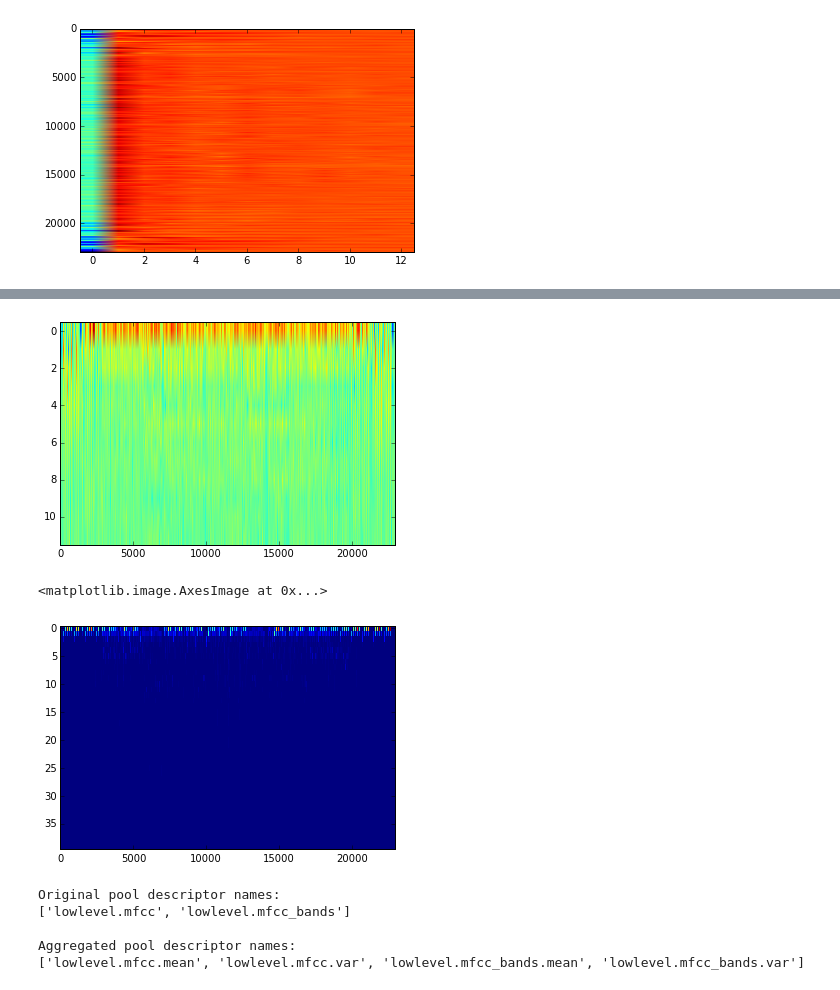
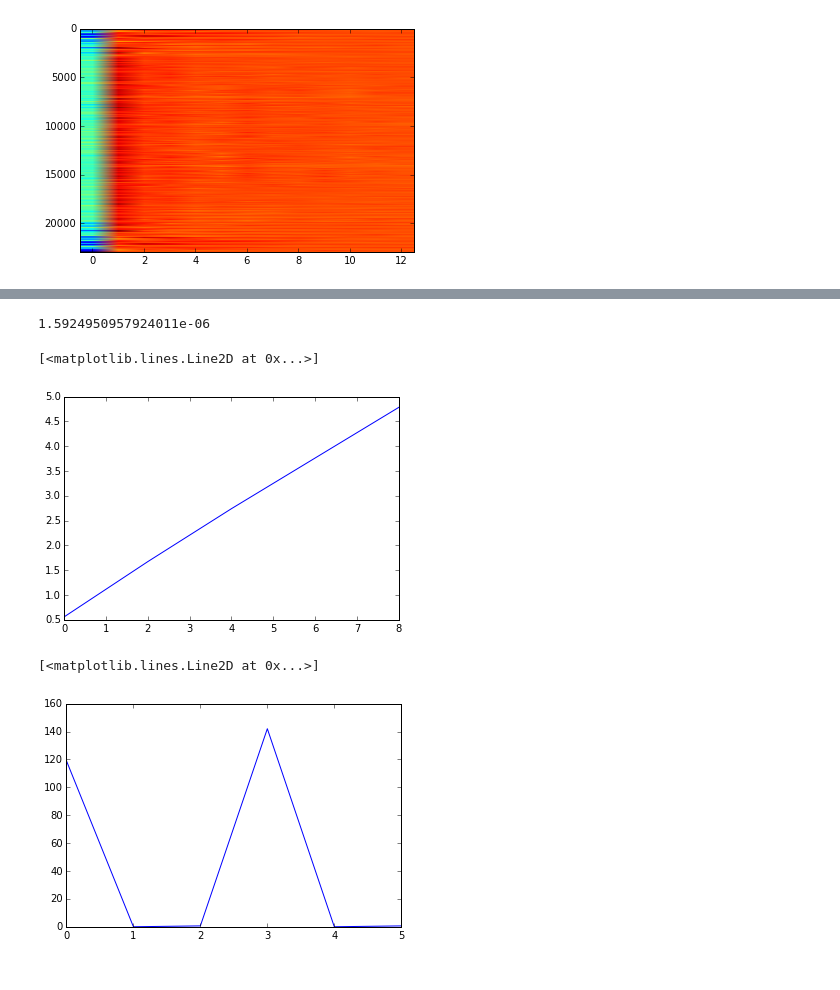
Before and after one commit to ggy/Essentia, a Jupyter notebook: Essentia_Tutorial_I.ipynb, the cells around one changed output, grey strips where cells are left out. Cells and saved outputs as stored; diff of their text form; code cells hidden in the pictures.

```diff
--- a/Essentia_Tutorial_I.ipynb
+++ b/Essentia_Tutorial_I.ipynb
@@ -100,16 +64,0 @@ show() # unnecessary if you started "ipython --pylab"
-# %%
-pool = essentia.Pool()
-
-for frame in FrameGenerator(audio, frameSize = 1024, hopSize = 512):
-    mfcc_bands, mfcc_coeffs = mfcc(spectrum(w(frame)))
-    pool.add('lowlevel.mfcc', mfcc_coeffs)
-    pool.add('lowlevel.mfcc_bands', mfcc_bands)
-
-imshow(pool['lowlevel.mfcc'].T[1:,:], aspect = 'auto')
-show() # unnecessary if you started "ipython --pylab"
-figure()
-imshow(pool['lowlevel.mfcc_bands'].T, aspect = 'auto', interpolation = 'nearest')
-# %% [output]
-[figure, removed]
-<matplotlib.image.AxesImage at 0x...>
-[figure, removed]
@@ -122,18 +64,0 @@ YamlOutput(filename = 'mfcc.sig')(pool)
-# %%
-# compute mean and variance of the frames
-aggrPool = PoolAggregator(defaultStats = [ 'mean', 'var' ])(pool)
-
-print 'Original pool descriptor names:'
-print pool.descriptorNames()
-print
-print 'Aggregated pool descriptor names:'
-print aggrPool.descriptorNames()
-
-# and ouput those results in a file
-YamlOutput(filename = 'mfccaggr.sig')(aggrPool)
-# %% [output]
-Original pool descriptor names:
-['lowlevel.mfcc', 'lowlevel.mfcc_bands']
-
-Aggregated pool descriptor names:
-['lowlevel.mfcc.mean', 'lowlevel.mfcc.var', 'lowlevel.mfcc_bands.mean', 'lowlevel.mfcc_bands.var']
@@ -139,0 +67,11 @@ Aggregated pool descriptor names:
+# %%
+E(w(sequence))
+# %% [output]
+1.5924950957924011e-06
+# %%
+BTD = BeatTrackerDegara()
+# %%
+plot(BTD(sequence))
+# %% [output]
+[<matplotlib.lines.Line2D at 0x...>]
+[figure, added]
@@ -139,0 +80,5 @@ Aggregated pool descriptor names:
+# %%
+plot(BHD(sequence))
+# %% [output]
+[<matplotlib.lines.Line2D at 0x...>]
+[figure, added]
```
Also changed, not shown: parts of 13 cells of this notebook, 3 other files.
